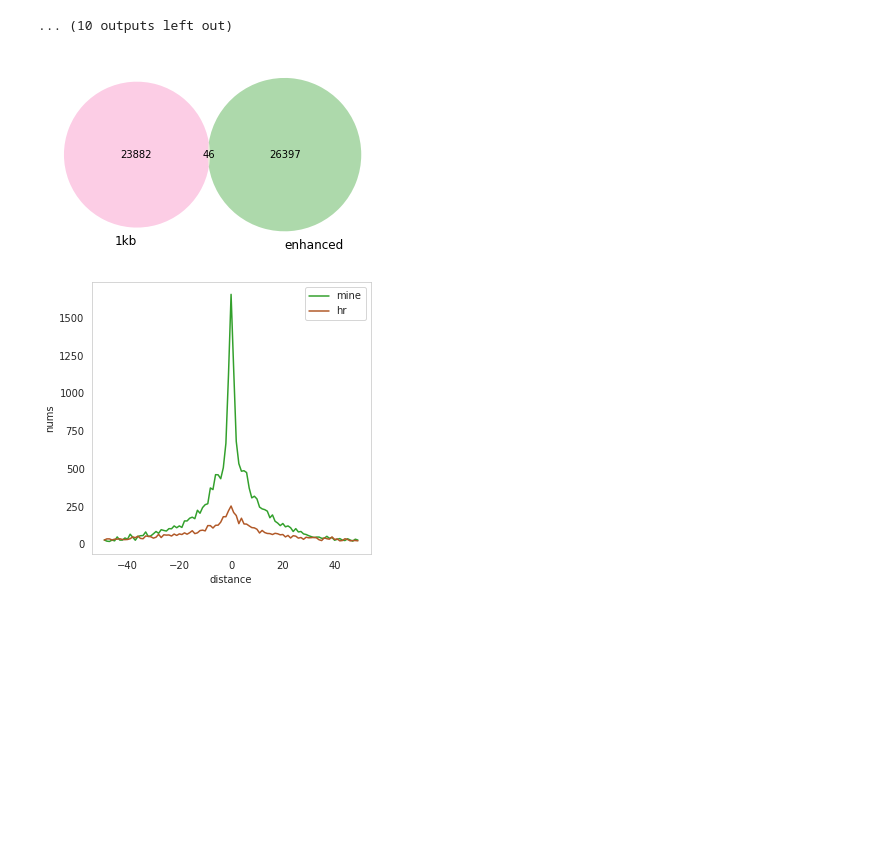
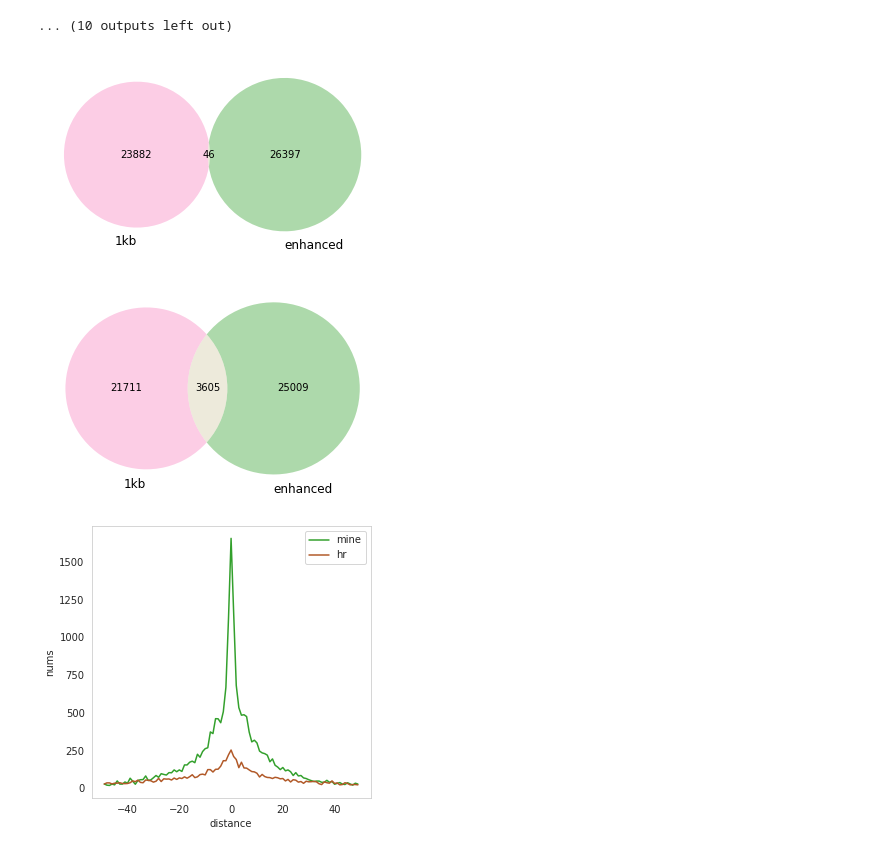
Before and after one commit to MICL-biolab/MINE, a Jupyter notebook: analyse/fig2/tss/GM12878 ATAC_H3K27ac_H3K4me3 2_100.ipynb, the cells around one changed output. Cells and saved outputs as stored; diff of their text form; code cells hidden in the pictures; blank space fills up the shorter version.

```diff
--- a/analyse/fig2/tss/GM12878 ATAC_H3K27ac_H3K4me3 2_100.ipynb
+++ b/analyse/fig2/tss/GM12878 ATAC_H3K27ac_H3K4me3 2_100.ipynb
@@ -128,8 +128,22 @@ for chr in range(1, 23):
 ... (10 outputs left out)
 # %%
 show_venn(enhanced_sigs, hr_sigs)
+_enhanced_sigs = enhanced_sigs.copy()
+_hr_sigs = set()
+for _hr_sig in hr_sigs:
+    flag = False
+    for _enhanced_sig in _enhanced_sigs:
+        if abs(_hr_sig[0]-_enhanced_sig[0])<3 and abs(_hr_sig[1]-_enhanced_sig[1])<3:
+            _hr_sigs.add(_enhanced_sig)
+            flag = True
+    _hr_sigs.add(_hr_sig)
+    if flag:
+        _enhanced_sigs.add(_hr_sig)
+
+show_venn(_enhanced_sigs, _hr_sigs)
 # %% [output]
 [figure]
+[figure, added]
 # %%
 attentions = 50
 center = attentions - 1
```
Also changed, not shown: parts of 3 cells of this notebook, 5 other files.
